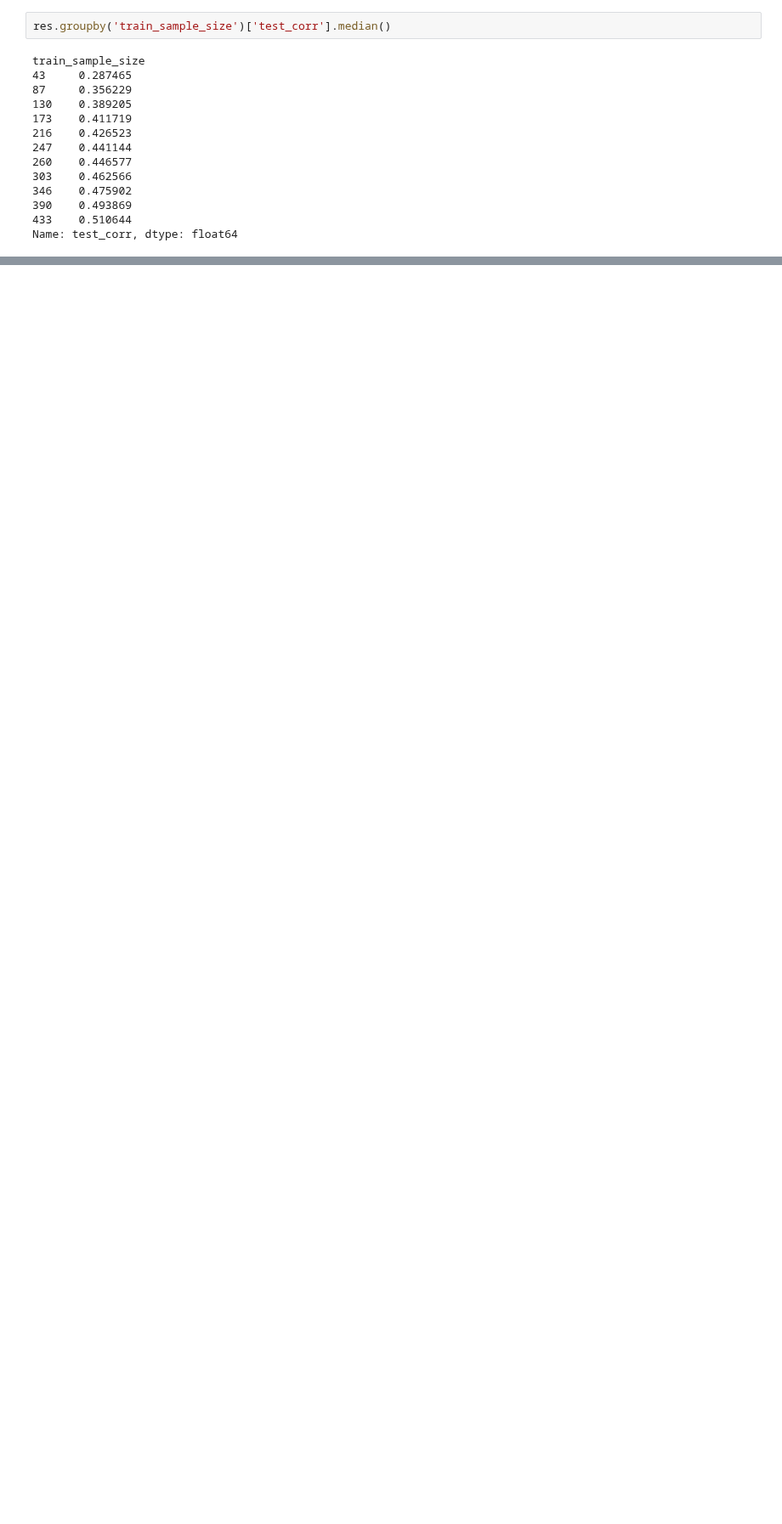
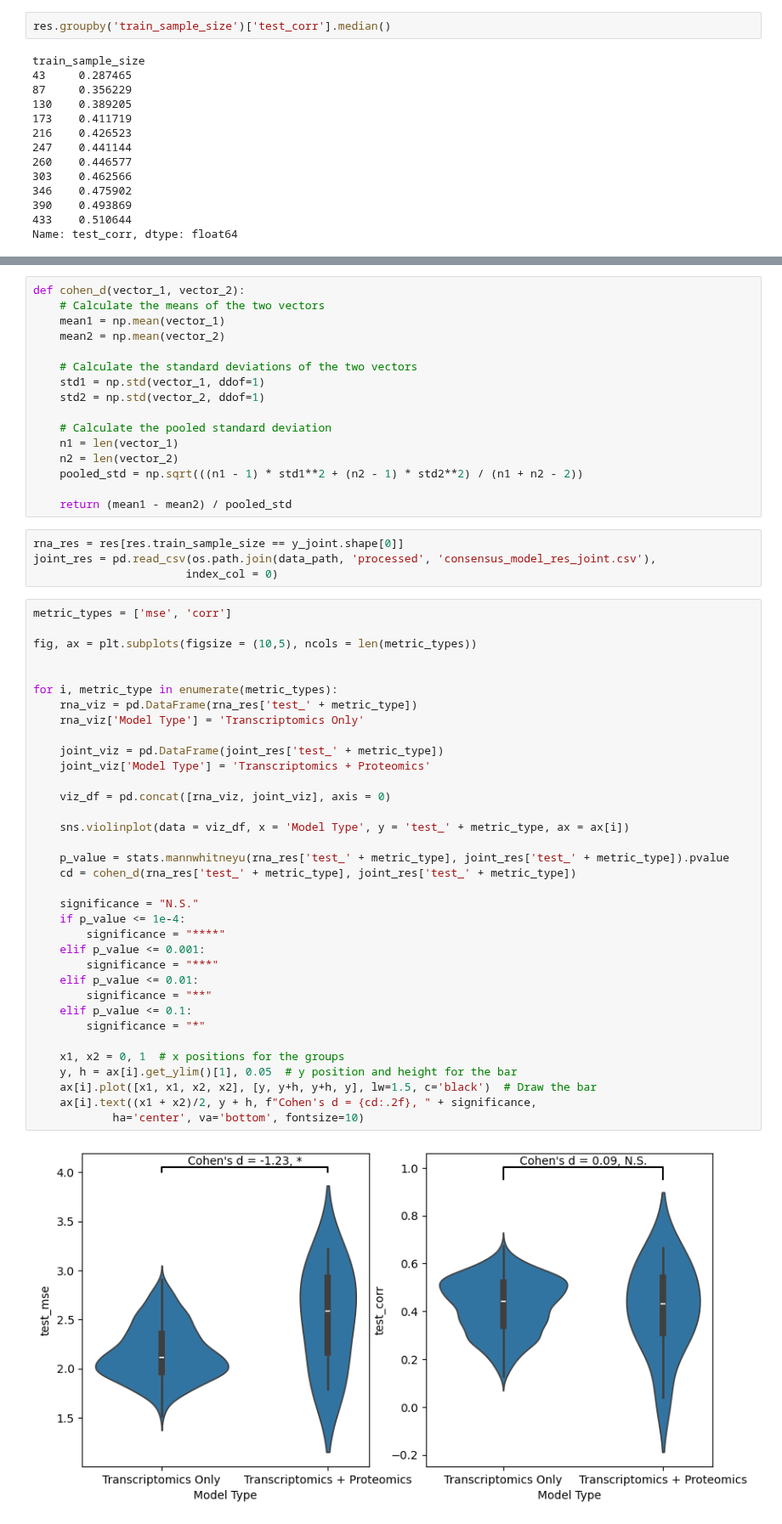
Before and after one commit to hmbaghdassarian/metastatic_potential, a Jupyter notebook: notebooks/C_joint_prediction/04_power_analysis_transcriptomics.ipynb, the cells around one changed output, grey strips where cells are left out. Shown at 85% size. Drawn from its saved outputs; the diff is of its cells as text; blank space fills up the shorter version.

Commit message:
add quantitative comparison between transcriptomics and proteomics

```diff
--- a/notebooks/C_joint_prediction/04_power_analysis_transcriptomics.ipynb
+++ b/notebooks/C_joint_prediction/04_power_analysis_transcriptomics.ipynb
@@ -110,0 +114,57 @@ Name: test_corr, dtype: float64
+# %%
+def cohen_d(vector_1, vector_2):
+    # Calculate the means of the two vectors
+    mean1 = np.mean(vector_1)
+    mean2 = np.mean(vector_2)
+
+    # Calculate the standard deviations of the two vectors
+    std1 = np.std(vector_1, ddof=1)
+    std2 = np.std(vector_2, ddof=1)
+
+    # Calculate the pooled standard deviation
+    n1 = len(vector_1)
+    n2 = len(vector_2)
+    pooled_std = np.sqrt(((n1 - 1) * std1**2 + (n2 - 1) * std2**2) / (n1 + n2 - 2))
+
+    return (mean1 - mean2) / pooled_std
+# %%
+rna_res = res[res.train_sample_size == y_joint.shape[0]]
+joint_res = pd.read_csv(os.path.join(data_path, 'processed', 'consensus_model_res_joint.csv'),
+                       index_col = 0)
+# %%
+metric_types = ['mse', 'corr']
+
+fig, ax = plt.subplots(figsize = (10,5), ncols = len(metric_types))
+
+
+for i, metric_type in enumerate(metric_types):
+    rna_viz = pd.DataFrame(rna_res['test_' + metric_type])
+    rna_viz['Model Type'] = 'Transcriptomics Only'
+
+    joint_viz = pd.DataFrame(joint_res['test_' + metric_type])
+    joint_viz['Model Type'] = 'Transcriptomics + Proteomics'
+
+    viz_df = pd.concat([rna_viz, joint_viz], axis = 0)
+
+    sns.violinplot(data = viz_df, x = 'Model Type', y = 'test_' + metric_type, ax = ax[i])
+
+    p_value = stats.mannwhitneyu(rna_res['test_' + metric_type], joint_res['test_' + metric_type]).pvalue
+    cd = cohen_d(rna_res['test_' + metric_type], joint_res['test_' + metric_type])
+
+    significance = "N.S."
+    if p_value <= 1e-4:
+        significance = "****"
+    elif p_value <= 0.001:
+        significance = "***"
+    elif p_value <= 0.01:
+        significance = "**"
+    elif p_value <= 0.1:
+        significance = "*"
+
+    x1, x2 = 0, 1  # x positions for the groups
+    y, h = ax[i].get_ylim()[1], 0.05  # y position and height for the bar
+    ax[i].plot([x1, x1, x2, x2], [y, y+h, y+h, y], lw=1.5, c='black')  # Draw the bar
+    ax[i].text((x1 + x2)/2, y + h, f"Cohen's d = {cd:.2f}, " + significance,
+            ha='center', va='bottom', fontsize=10)
+# %% [output]
+[figure, added]
```
Also changed, not shown: parts of 3 cells of this notebook, 5 other files.
